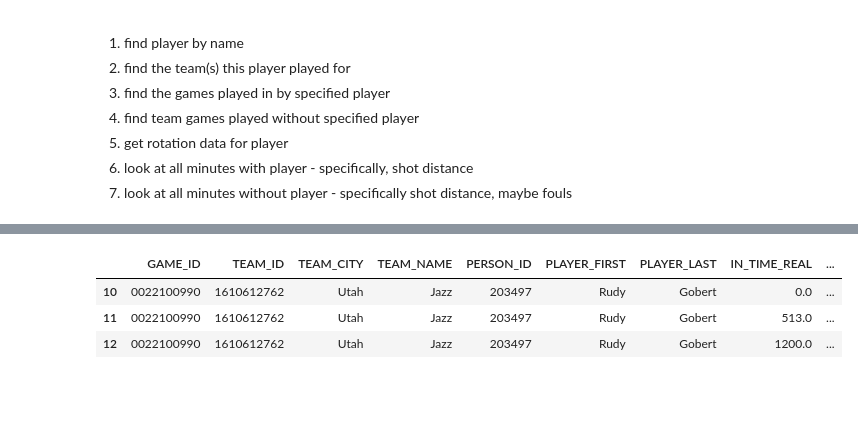
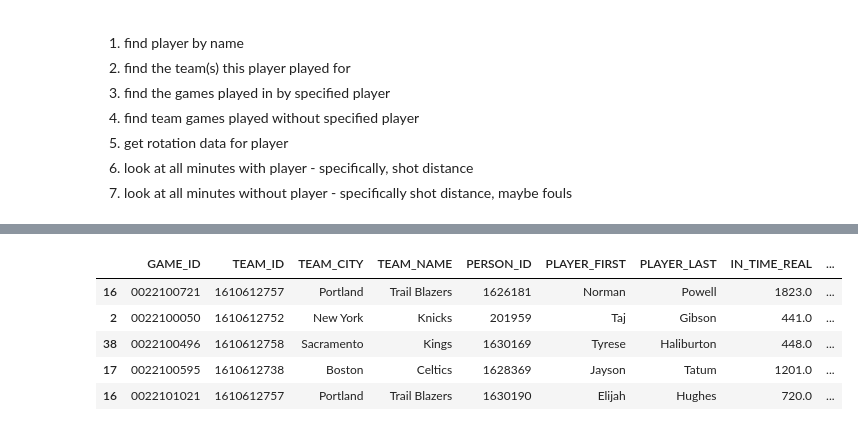
Before and after one commit to SpecCRA/nba_defenders_and_shot_distance, a Jupyter notebook: notebooks/eda.ipynb, the cells around one changed output, grey strips where cells are left out. Cells and saved outputs as stored; diff of their text form; code cells hidden in the pictures; blank space fills up the shorter version.

Commit message:
finished scripts to process player data by player name

```diff
--- a/notebooks/eda.ipynb
+++ b/notebooks/eda.ipynb
@@ -25 +26,6 @@ pbp.sample(5)
 5 rows × 55 columns
+# %%
+# import rotations data
+rotations_filepath = '../data/2021_22_rotations_data.csv'
+rotations = pd.read_csv(rotations_filepath, index_col=0, dtype={'GAME_ID': str})
+rotations.head()
@@ -206,12 +224,17 @@ rotation = GameRotation(
 # %%
-# rotation time is divided by 10 to get into seconds in game
-rotation[['IN_TIME_REAL', 'OUT_TIME_REAL']] = rotation[['IN_TIME_REAL', 'OUT_TIME_REAL']].apply(lambda row: row/10, axis=1)
-rotation[rotation['PERSON_ID'] == player_id]
+# time format is in seconds to decimal point
+rotations[['IN_TIME_REAL', 'OUT_TIME_REAL']] = rotations[['IN_TIME_REAL', 'OUT_TIME_REAL']].apply(
+    lambda times: times/10, axis=1
+)
+
+rotations.sample(5)
 # %% [output]
 |  | GAME_ID | TEAM_ID | TEAM_CITY | TEAM_NAME | PERSON_ID | PLAYER_FIRST | PLAYER_LAST | IN_TIME_REAL | ... |
-| 10 | 0022100990 | 1610612762 | Utah | Jazz | 203497 | Rudy | Gobert | 0.0 | ... |
-| 11 | 0022100990 | 1610612762 | Utah | Jazz | 203497 | Rudy | Gobert | 513.0 | ... |
-| 12 | 0022100990 | 1610612762 | Utah | Jazz | 203497 | Rudy | Gobert | 1200.0 | ... |
+| 16 | 0022100721 | 1610612757 | Portland | Trail Blazers | 1626181 | Norman | Powell | 1823.0 | ... |
+| 2 | 0022100050 | 1610612752 | New York | Knicks | 201959 | Taj | Gibson | 441.0 | ... |
+| 38 | 0022100496 | 1610612758 | Sacramento | Kings | 1630169 | Tyrese | Haliburton | 448.0 | ... |
+| 17 | 0022100595 | 1610612738 | Boston | Celtics | 1628369 | Jayson | Tatum | 1201.0 | ... |
+| 16 | 0022101021 | 1610612757 | Portland | Trail Blazers | 1630190 | Elijah | Hughes | 720.0 | ... |
 # %%
 sample_boxscore
 # %% [output]
```
Also changed, not shown: parts of 61 cells of this notebook, 6 other files.
